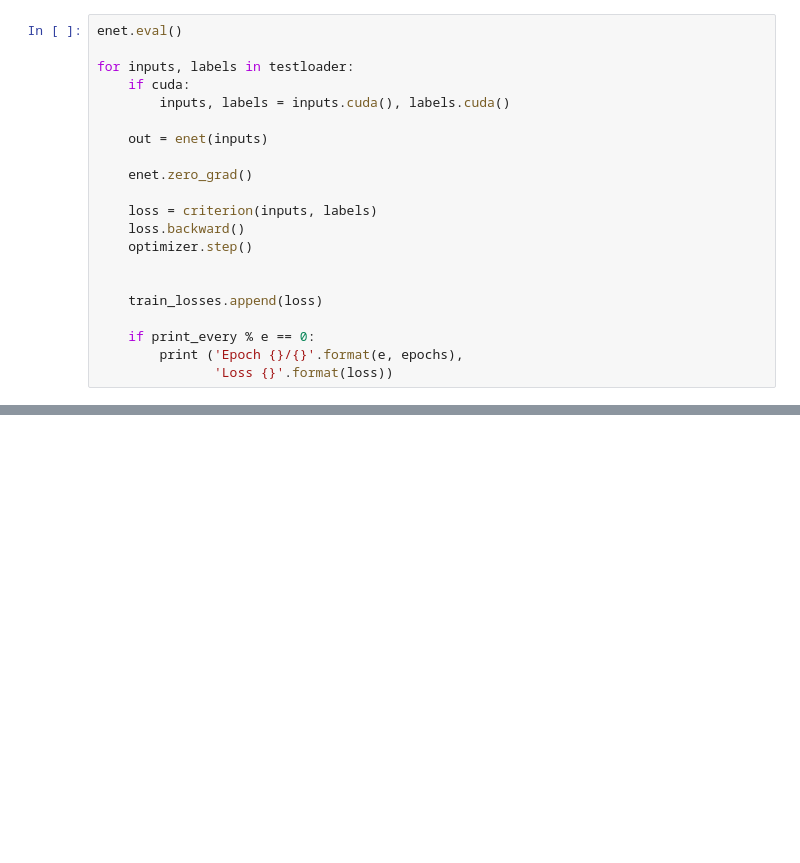
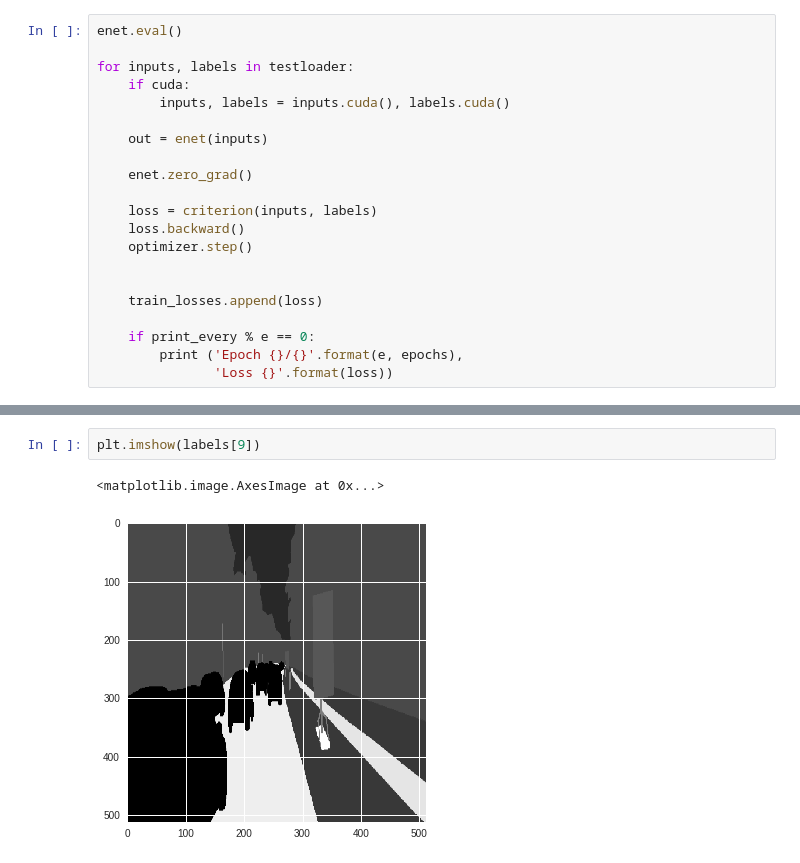
Before and after one commit to iArunava/ENet-Real-Time-Semantic-Segmentation, a Jupyter notebook: ENet.ipynb, the cells around one changed output, grey strips where cells are left out. Cells and saved outputs as stored; diff of their text form; blank space fills up the shorter version.

```diff
--- a/ENet.ipynb
+++ b/ENet.ipynb
@@ -793,0 +796,5 @@ torch.Size([1, 1, 29, 512, 512])
+# %%
+plt.imshow(labels[9])
+# %% [output]
+<matplotlib.image.AxesImage at 0x...>
+[figure, added]
```
Also changed, not shown: parts of 72 cells of this notebook.
